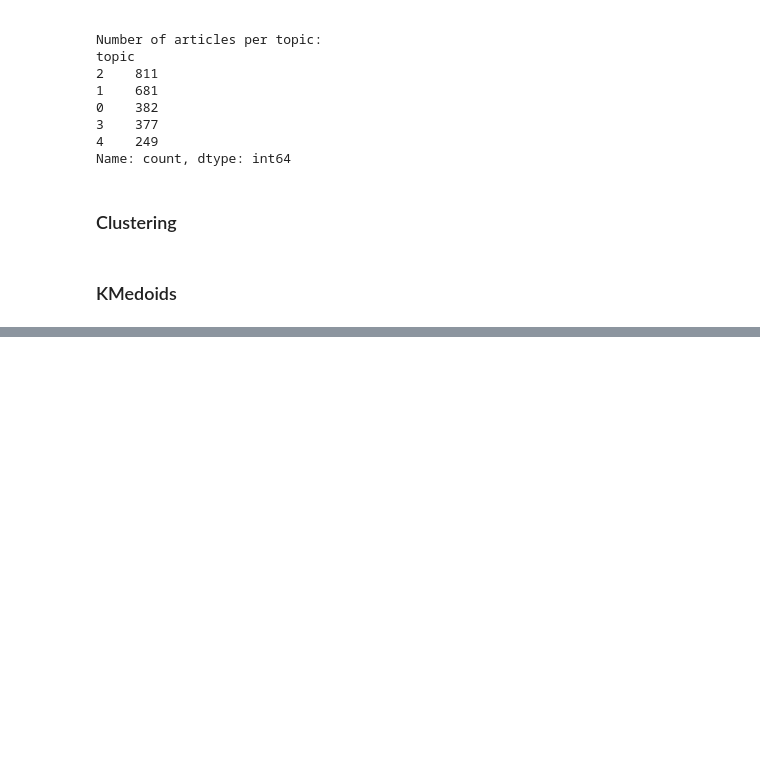
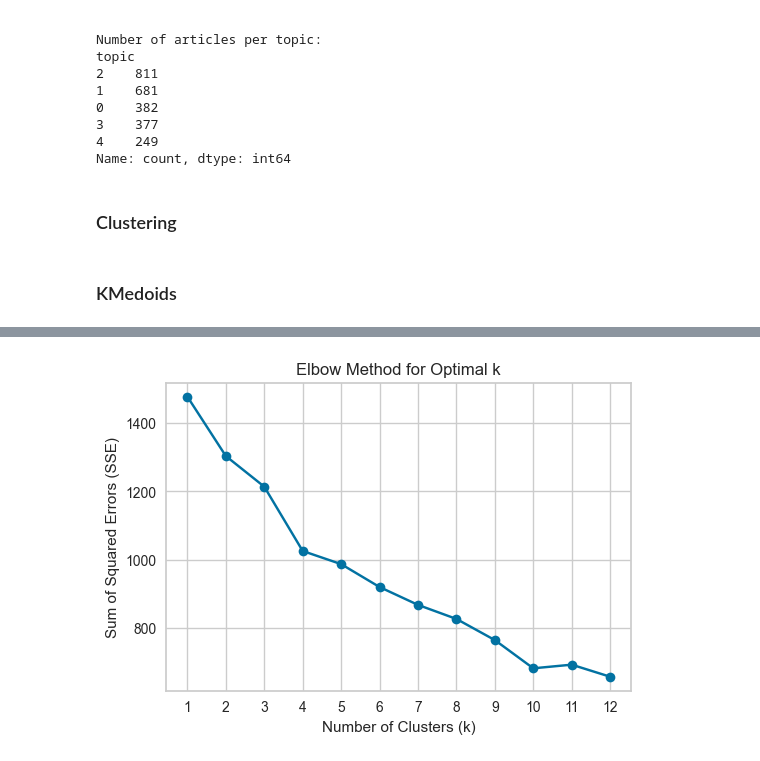
Before and after one commit to MaksimKarnaukh/DataMining, a Jupyter notebook: Assignment3/src/clustering_kmedoids.ipynb, the cells around one changed output, grey strips where cells are left out. Saved outputs shown, nothing was run; the diff lists cells and outputs as text; code cells hidden in the pictures; blank space fills up the shorter version.

```diff
--- a/Assignment3/src/clustering_kmedoids.ipynb
+++ b/Assignment3/src/clustering_kmedoids.ipynb
@@ -318,26 +318,28 @@ cp.elbow_method_plot(KMedoids(random_state=RANDOM_STATE, metric='cosine'), Trunc
 # %%
 sse = []  # List to store SSE values for different k
 n_init = 50
 max_k = MAX_K
 for k in range(1, max_k + 1):
     best_inertia = float('inf')
     for i in range(n_init):
         random_state = i
         model_k = KMedoids(n_clusters=k, random_state=RANDOM_STATE, metric='cosine', init='k-medoids++')
-        model_k.fit(tfidf_features)
+        model_k.fit(TruncatedSVD(n_components=DIM_REDUCTION_COMPONENTS, random_state=RANDOM_STATE).fit_transform(tfidf_features))
         if model_k.inertia_ < best_inertia:
           best_inertia = model_k.inertia_
     sse.append(best_inertia)
 
 # Plot SSE vs. number of clusters (k)
 plt.figure(figsize=(6, 4))
 plt.plot(range(1, max_k + 1), sse, marker='o')
 plt.xlabel('Number of Clusters (k)')
 plt.ylabel('Sum of Squared Errors (SSE)')
 plt.title('Elbow Method for Optimal k')
 plt.xticks(range(1, max_k + 1))
 plt.grid(True)
 plt.show()
+# %% [output]
+[figure, added]
 # %%
 def run_kmedoids_multiple_times(data, num_clusters, num_runs, metric='cosine', init='k-medoids++'):
     """
```
Also changed, not shown: parts of 8 cells of this notebook, 1 other file.
